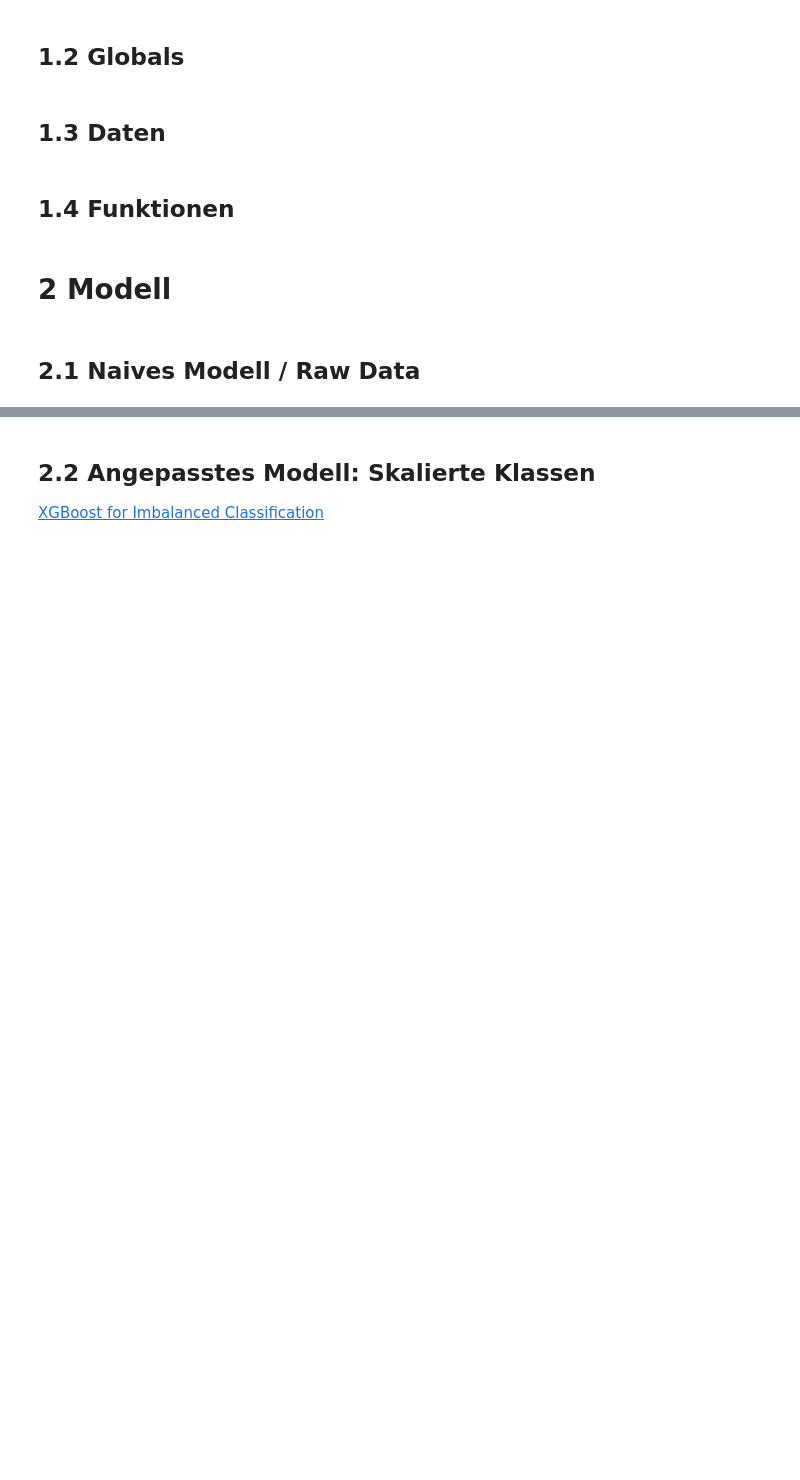
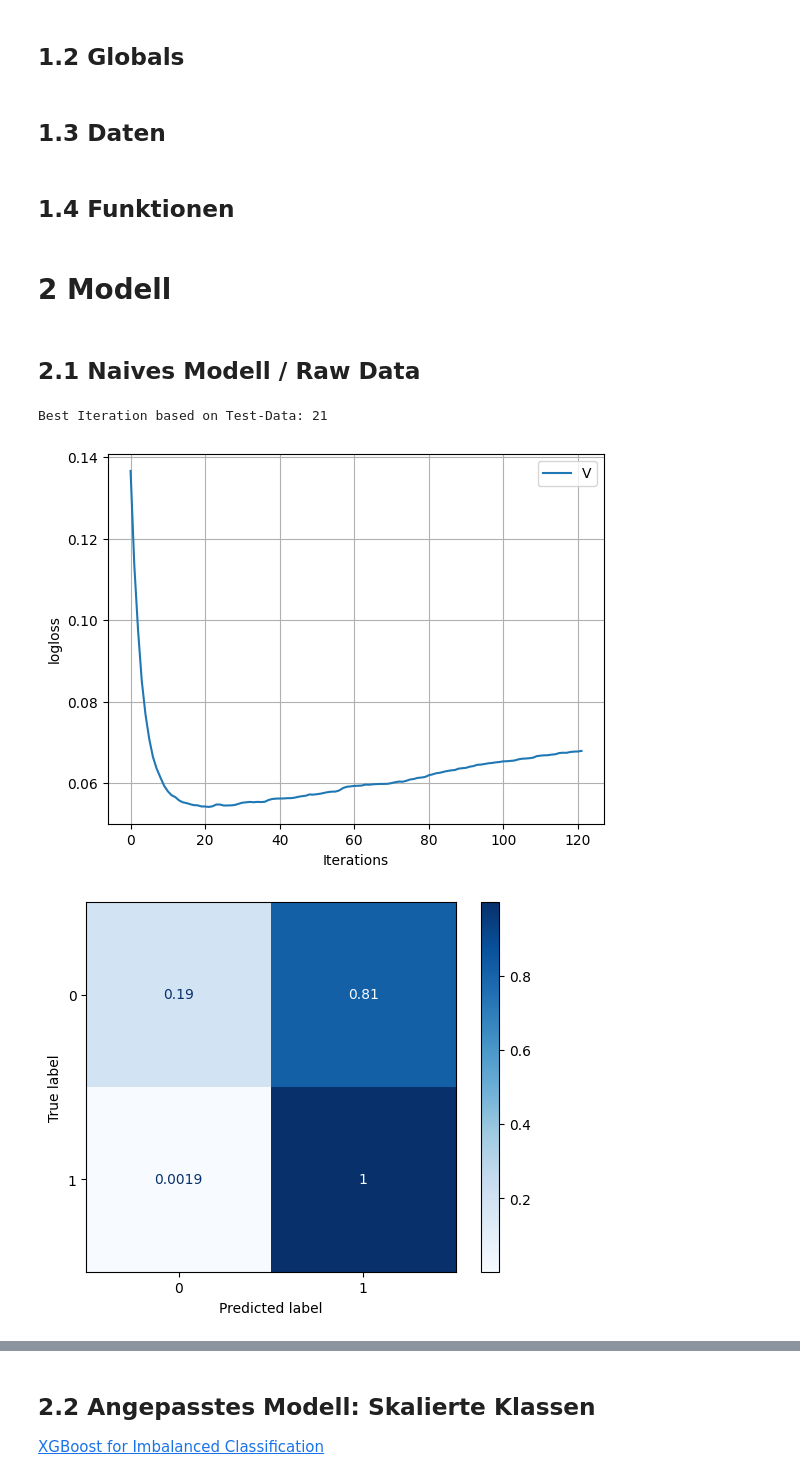
Before and after one commit to iTzOutmind/arduino-xgboost, a Jupyter notebook: gyro.ipynb, the cells around one changed output, grey strips where cells are left out. Cells and saved outputs as stored; diff of their text form; code cells hidden in the pictures; blank space fills up the shorter version.

```diff
--- a/gyro.ipynb
+++ b/gyro.ipynb
@@ -32,7 +32,7 @@ data = data.drop(columns='timestamp')
 xdata = data.iloc[:,:6]
 ydata = data.iloc[:,6:]
 
-xtrain, xtest, ytrain, ytest = train_test_split(
+xtrain, xvaltest, ytrain, yvaltest = train_test_split(
     xdata,
     ydata,
     random_state=0,
@@ -40,8 +40,16 @@ xtrain, xtest, ytrain, ytest = train_test_split(
     stratify=ydata                                  # Preserve label imbalance across train- and test datasets
 )
 
-ev_test = [(xtest,ytest)]
-ev_both = [(xtest,ytest),(xtrain,ytrain)]
+xval, xtest, yval, ytest = train_test_split(
+    xvaltest,
+    yvaltest,
+    random_state=0,
+    train_size=0.5,
+    stratify=yvaltest                                  # Preserve label imbalance across train- and test datasets
+)
+
+ev_val = [(xval,yval)]
+ev_all = [(xtrain,ytrain),(xval,yval),(xtest,ytest)]
 # %% [markdown]
 ## 1.4 Funktionen
 # %%
@@ -142,32 +182,40 @@ def checkOverfitting(model):
 # %%
 clf_naive = XGBClassifier(
     objective = "binary:logistic",
     tree_method = 'exact',
     n_estimators = 100000,
     early_stopping_rounds = 100,
     )
 
 
 clf_naive.fit(
     xtrain, ytrain,
-    eval_set = ev_test,
+    eval_set = ev_val,
     verbose = 0
 )
 
 print(f'Best Iteration based on Test-Data: {clf_naive.best_iteration}')
-plotReport(clf_naive)
-plotGeneralizationCurves(clf_naive)
+
+plotGeneralizationCurves(clf_naive,"Validation")
 
 new_n_estimators = clf_naive.early_stopping_rounds + clf_naive.best_iteration
 
 clf_naive.set_params(
     n_estimators = new_n_estimators,
     early_stopping_rounds = None
 )
 clf_naive.fit(
     xtrain, ytrain,
-    eval_set = ev_both,
+    eval_set = ev_all,
     verbose = 0
 )
-plotGeneralizationCurves(clf_naive)
+
+plotConfusionMatrices(clf_naive)
+plotGeneralizationCurves(clf_naive,["Training","validation","Test"])
+plotROC(clf_naive)
+plotReport(clf_naive)
 checkOverfitting(clf_naive)
+# %% [output]
+Best Iteration based on Test-Data: 21
+[figure, added]
+[figure, added]
```
Also changed, not shown: parts of 24 cells of this notebook, 1 other file.
